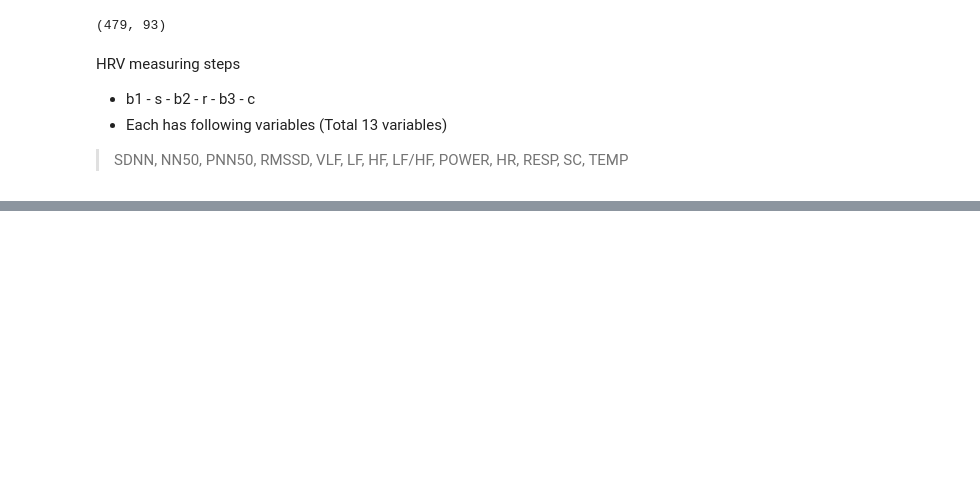
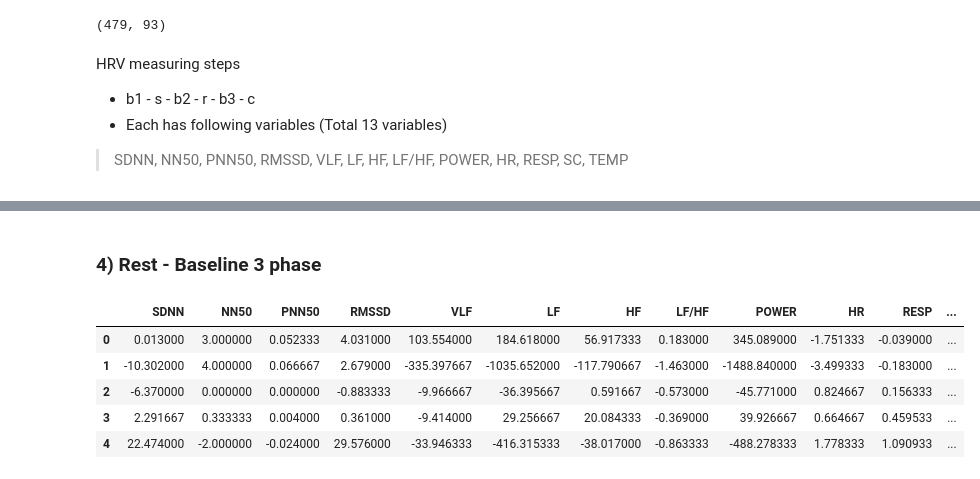
Before and after one commit to andrewyoo214/depression-pred, a Jupyter notebook: HRV_analysis.ipynb, the cells around one changed output, grey strips where cells are left out. Saved outputs shown, nothing was run; the diff lists cells and outputs as text; code cells hidden in the pictures; blank space fills up the shorter version.

```diff
--- a/HRV_analysis.ipynb
+++ b/HRV_analysis.ipynb
@@ -112,0 +145,12 @@ hrv_b1
+# %% [markdown]
+### 4) Rest - Baseline 3 phase
+# %%
+hrv_r_b3_sub = hrv_r_rename - hrv_b3_rename
+hrv_r_b3_sub.head()
+# %% [output]
+|  | SDNN | NN50 | PNN50 | RMSSD | VLF | LF | HF | LF/HF | POWER | HR | RESP | ... |
+| 0 | 0.013000 | 3.000000 | 0.052333 | 4.031000 | 103.554000 | 184.618000 | 56.917333 | 0.183000 | 345.089000 | -1.751333 | -0.039000 | ... |
+| 1 | -10.302000 | 4.000000 | 0.066667 | 2.679000 | -335.397667 | -1035.652000 | -117.790667 | -1.463000 | -1488.840000 | -3.499333 | -0.183000 | ... |
+| 2 | -6.370000 | 0.000000 | 0.000000 | -0.883333 | -9.966667 | -36.395667 | 0.591667 | -0.573000 | -45.771000 | 0.824667 | 0.156333 | ... |
+| 3 | 2.291667 | 0.333333 | 0.004000 | 0.361000 | -9.414000 | 29.256667 | 20.084333 | -0.369000 | 39.926667 | 0.664667 | 0.459533 | ... |
+| 4 | 22.474000 | -2.000000 | -0.024000 | 29.576000 | -33.946333 | -416.315333 | -38.017000 | -0.863333 | -488.278333 | 1.778333 | 1.090933 | ... |
```
Also changed, not shown: parts of 63 cells of this notebook.
